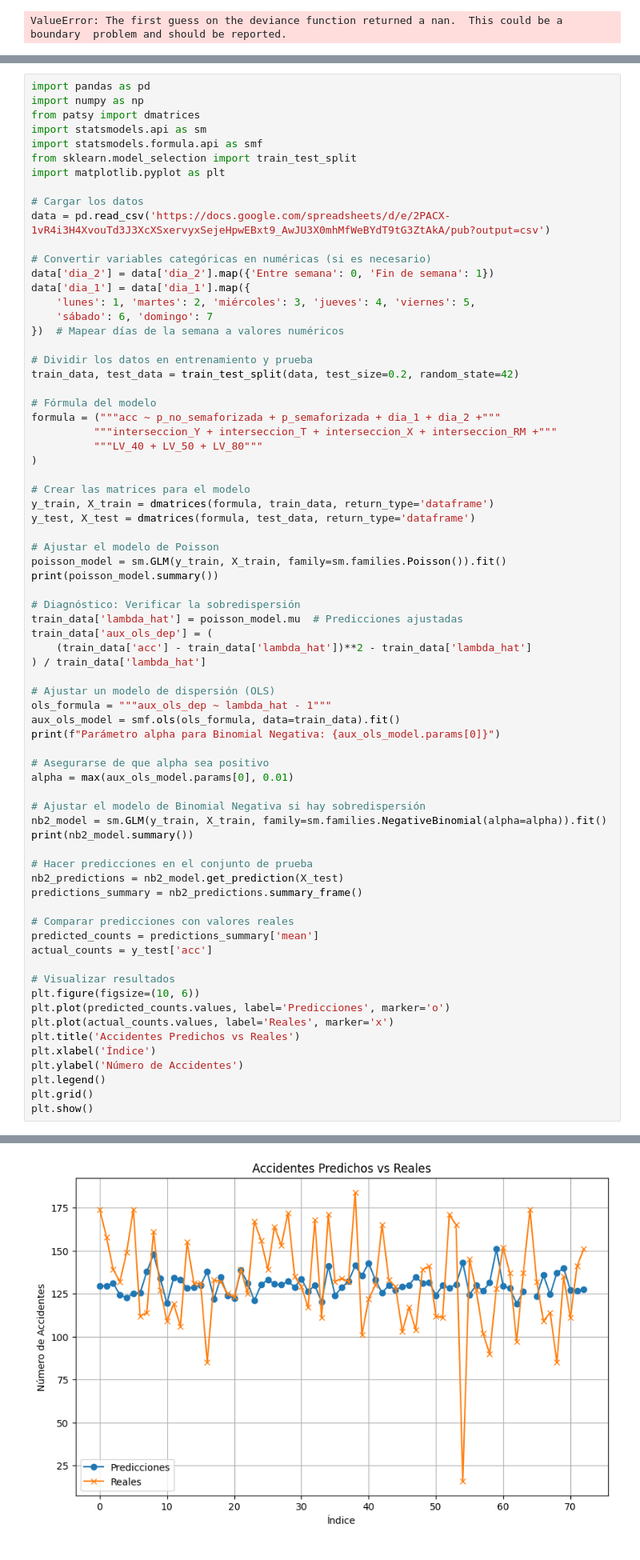
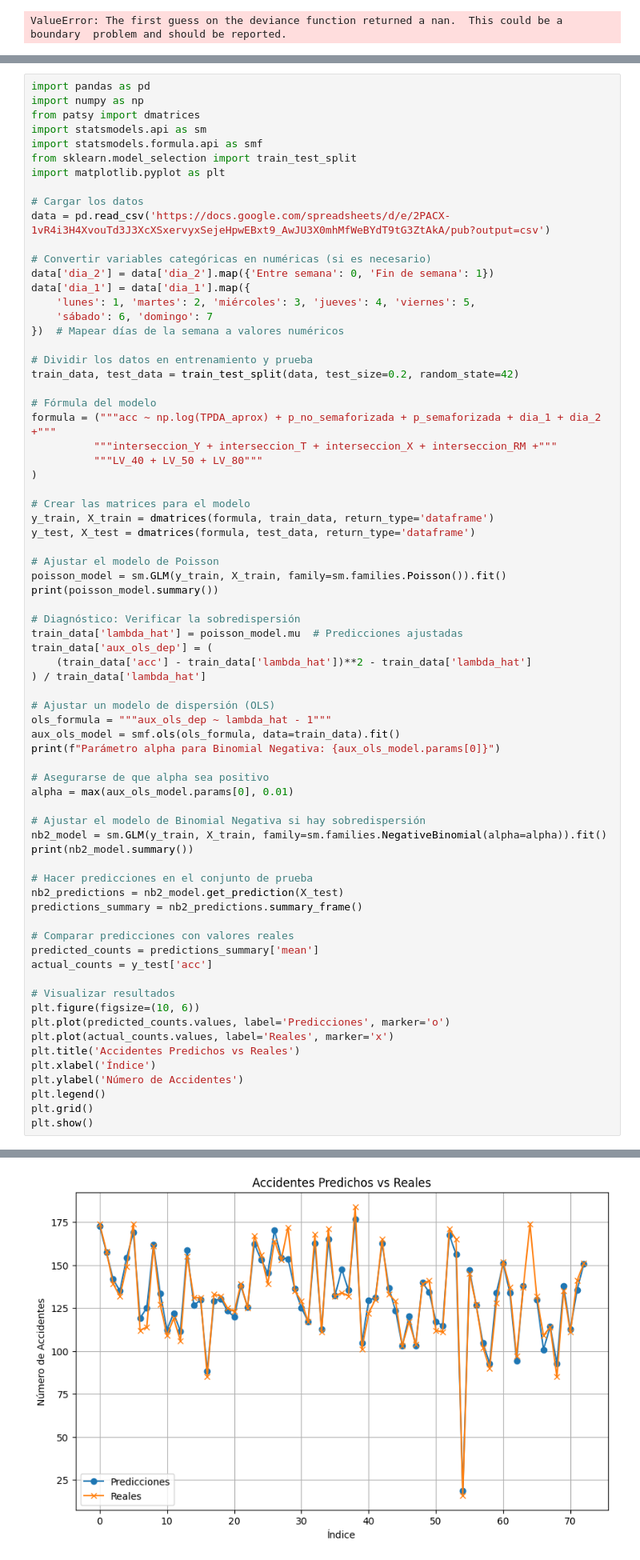
Before and after one commit to Gabriela2685/Accidentes, a Jupyter notebook: pruebass.ipynb, the cells around one changed output, grey strips where cells are left out. Shown at 80% size. Saved outputs shown, nothing was run; the diff lists cells and outputs as text.

```diff
--- a/pruebass.ipynb
+++ b/pruebass.ipynb
@@ -439,7 +439,7 @@ data['dia_1'] = data['dia_1'].map({
 train_data, test_data = train_test_split(data, test_size=0.2, random_state=42)
 
 # Fórmula del modelo
-formula = ("""acc ~ p_no_semaforizada + p_semaforizada + dia_1 + dia_2 +"""
+formula = ("""acc ~ np.log(TPDA_aprox) + p_no_semaforizada + p_semaforizada + dia_1 + dia_2 +"""
           """interseccion_Y + interseccion_T + interseccion_X + interseccion_RM +"""
           """LV_40 + LV_50 + LV_80"""
 )
@@ -509 +526 @@ LV_80              4.999e+08   2.01e+08      2.483      0.013    1.05e+08    8.9
-[figure, old version]
+[figure, new version]
```
Also changed, not shown: parts of 1 cell of this notebook.
